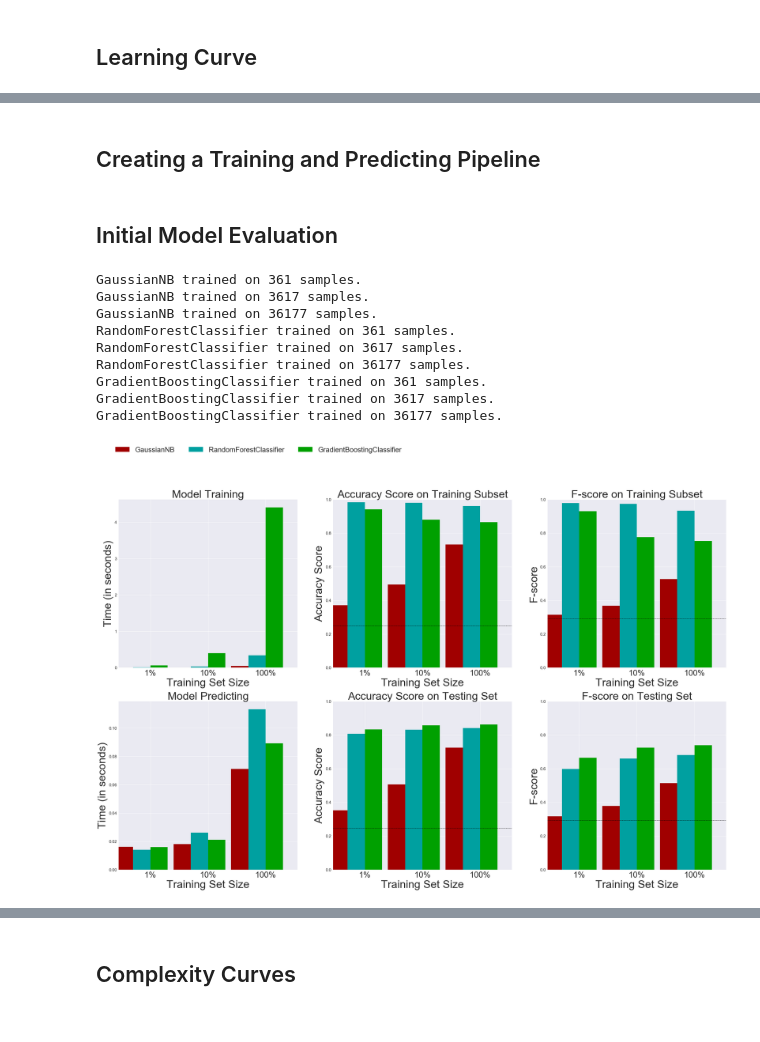
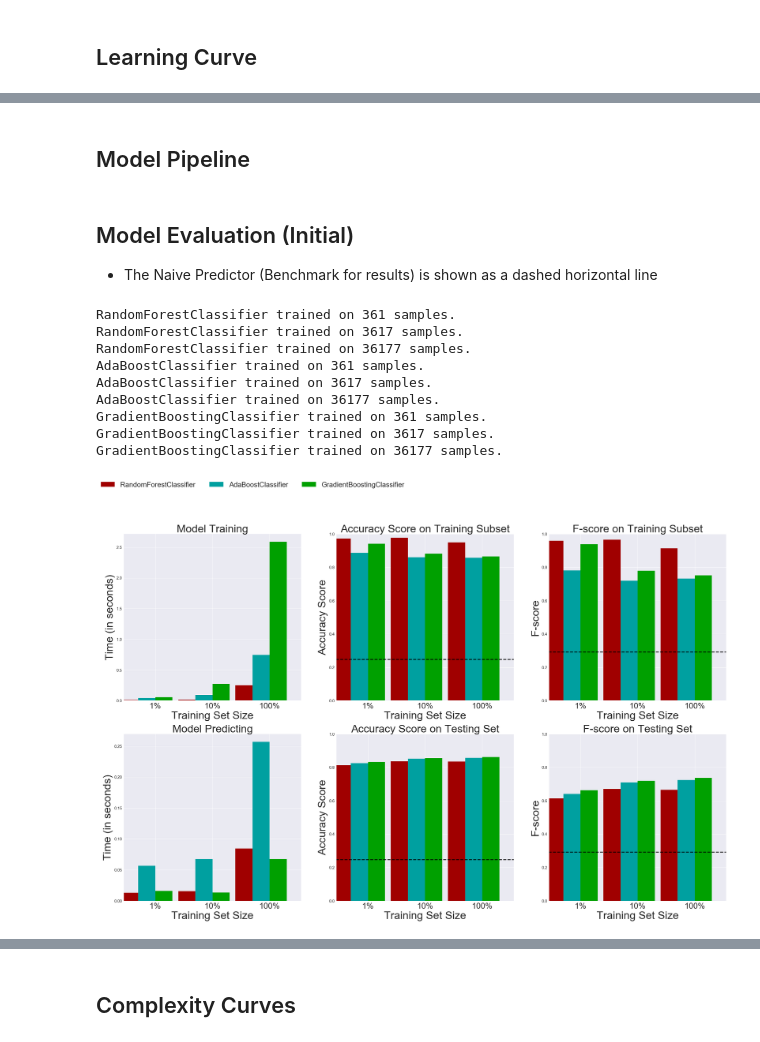
Before and after one commit to jquickgh/finding-charity-donors, a Jupyter notebook: finding_donors.ipynb, the cells around one changed output, grey strips where cells are left out. Saved outputs shown, nothing was run; the diff lists cells and outputs as text; code cells hidden in the pictures.

```diff
--- a/finding_donors.ipynb
+++ b/finding_donors.ipynb
@@ -280,7 +282,7 @@ Wall time: 2min 23s
 # %%
 %%time
 
-clf = GradientBoostingClassifier(random_state = 0)
+clf = AdaBoostClassifier(random_state = 0)
 clf = clf.fit(X_train,y_train)
 importances = clf.feature_importances_
 
@@ -291,7 +293,6 @@ features['features'] = X_train.columns
 features['importance'] = importances
 features.sort_values(by=['importance'],ascending=False,inplace=True)
 
-print('Dataframe Shape (after dimensionality reduction):',X_train.shape)
 fig,ax= plt.subplots()
 fig.set_size_inches(16,30)
 plt.xticks(rotation=60)
@@ -301,4 +302,6 @@ sns.set(font_scale=1.5)
 
 X_train = X_train[X_train.columns.values[(np.argsort(importances)[::-1])[:max_features]]]
 X_test = X_test[X_test.columns.values[(np.argsort(importances)[::-1])[:max_features]]]
+
+print('Dataframe Shape (after dimensionality reduction):',X_train.shape)
 # %% [output]
@@ -308,5 +311,5 @@ Wall time: 8.54 s
-# %% [markdown]
-## Creating a Training and Predicting Pipeline
+# %% [markdown]
+## Model Pipeline
 # %%
 def train_predict(clf, sample_size, X_train, y_train, X_test, y_test):
     '''
@@ -339,39 +342,40 @@ def train_predict(clf, sample_size, X_train, y_train, X_test, y_test):
     print("{} trained on {} samples.".format(clf.__class__.__name__, sample_size))
 
     return results
-# %% [markdown]
-## Initial Model Evaluation
+# %% [markdown]
+## Model Evaluation (Initial)
+- The Naive Predictor (Benchmark for results) is shown as a dashed horizontal line
 # %%
 %%time
 
 %run ./visuals.py
 
 sns.set(font_scale=1.5)
-clf_A = GaussianNB()
-clf_B = RandomForestClassifier(random_state = 0)
+clf_A = RandomForestClassifier(random_state = 0)
+clf_B = AdaBoostClassifier()
 clf_C = GradientBoostingClassifier(random_state = 0)
 
 samples_100 = int(len(X_train))   # 100% sample
 samples_10 = int(len(X_train)/10) # 10% sample
 samples_1 = int(len(X_train)/100) # 1% sample
 
 results = {}
 for clf in [clf_A, clf_B, clf_C]:
     clf_name = clf.__class__.__name__
 
     results[clf_name] = {}
     for i, samples in enumerate([samples_1, samples_10, samples_100]):
         results[clf_name][i] = train_predict(clf, samples, X_train, y_train, X_test, y_test)
 
 evaluate(results, accuracy, fscore)
 # %% [output]
-GaussianNB trained on 361 samples.
-GaussianNB trained on 3617 samples.
-GaussianNB trained on 36177 samples.
 RandomForestClassifier trained on 361 samples.
 RandomForestClassifier trained on 3617 samples.
 RandomForestClassifier trained on 36177 samples.
+AdaBoostClassifier trained on 361 samples.
+AdaBoostClassifier trained on 3617 samples.
+AdaBoostClassifier trained on 36177 samples.
 GradientBoostingClassifier trained on 361 samples.
 GradientBoostingClassifier trained on 3617 samples.
 GradientBoostingClassifier trained on 36177 samples.
-[figure, old version]
+[figure, new version]
```
Also changed, not shown: parts of 37 cells of this notebook, 1 other file.
